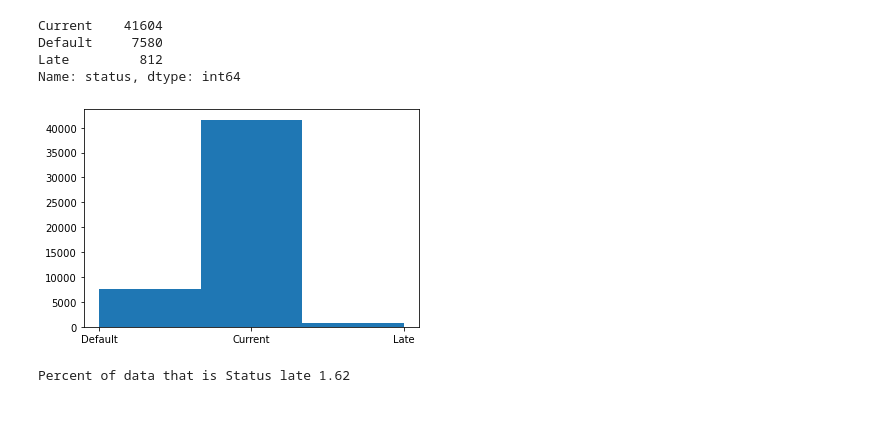
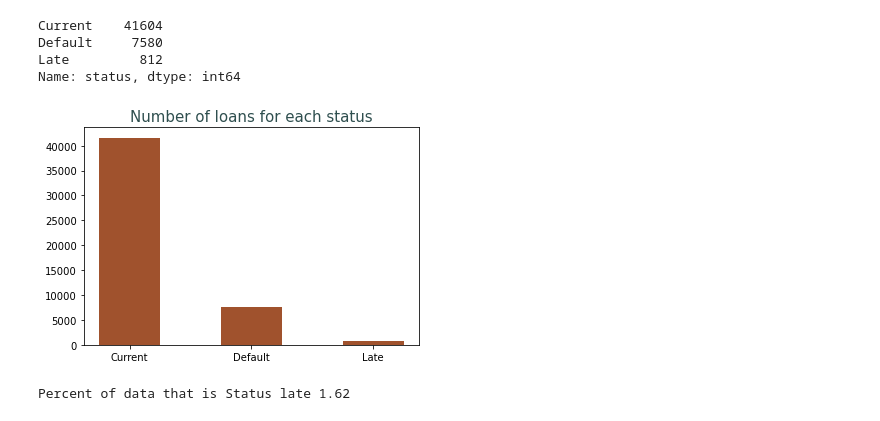
Before and after one commit to marleyberries/Springboard-Main, a Jupyter notebook: Capstone Loan Default Prediction/02_Loan Default - EDA.ipynb, the cells around one changed output. Drawn from its saved outputs; the diff is of its cells as text; code cells hidden in the pictures.

```diff
--- a/Capstone Loan Default Prediction/02_Loan Default - EDA.ipynb
+++ b/Capstone Loan Default Prediction/02_Loan Default - EDA.ipynb
@@ -69,10 +69,19 @@ Default     7580
 Late         812
 Name: status, dtype: int64
 # %%
-plt.hist(df.status, bins=3)
+# plt.hist(df.status, bins=3)
+# plt.show()
+
+y_values = df['status'].value_counts().values
+x_labels = df['status'].value_counts().index.tolist()
+
+y_pos = np.arange(len(x_labels))
+plt.bar(y_pos, y_values, width=0.5, color='sienna')
+plt.xticks(y_pos, x_labels)
+plt.title("Number of loans for each status", color='darkslategrey', size=15)
 plt.show()
 # %% [output]
-[figure, old version]
+[figure, new version]
 # %%
 percent_late = round(len(df[df.status == 'Late']) / len(df.status)  * 100,2)
 print('Percent of data that is Status late', percent_late)
```
Also changed, not shown: parts of 7 cells of this notebook.
